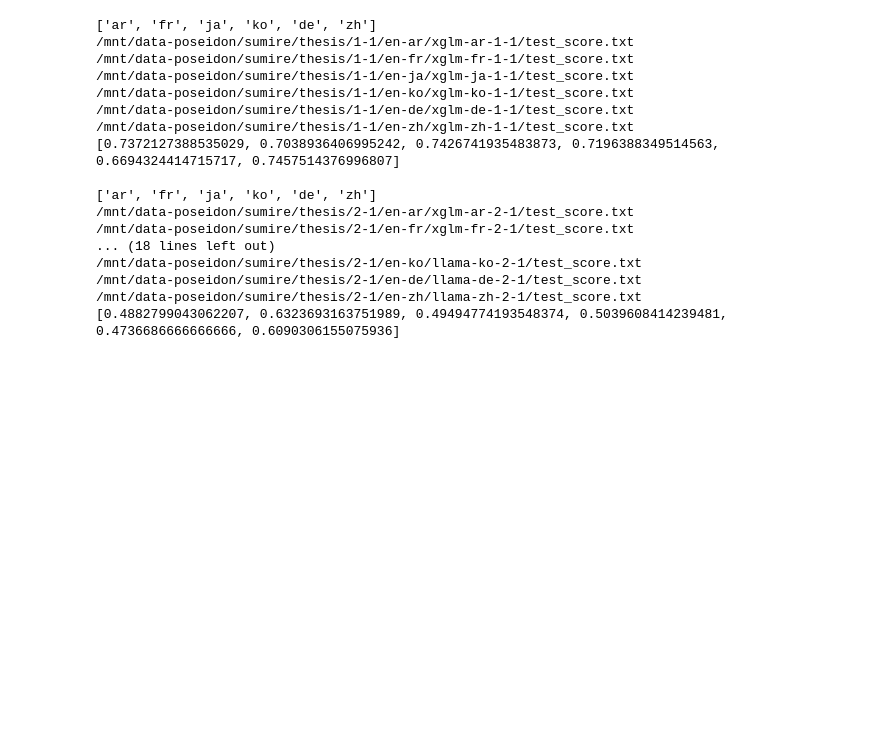
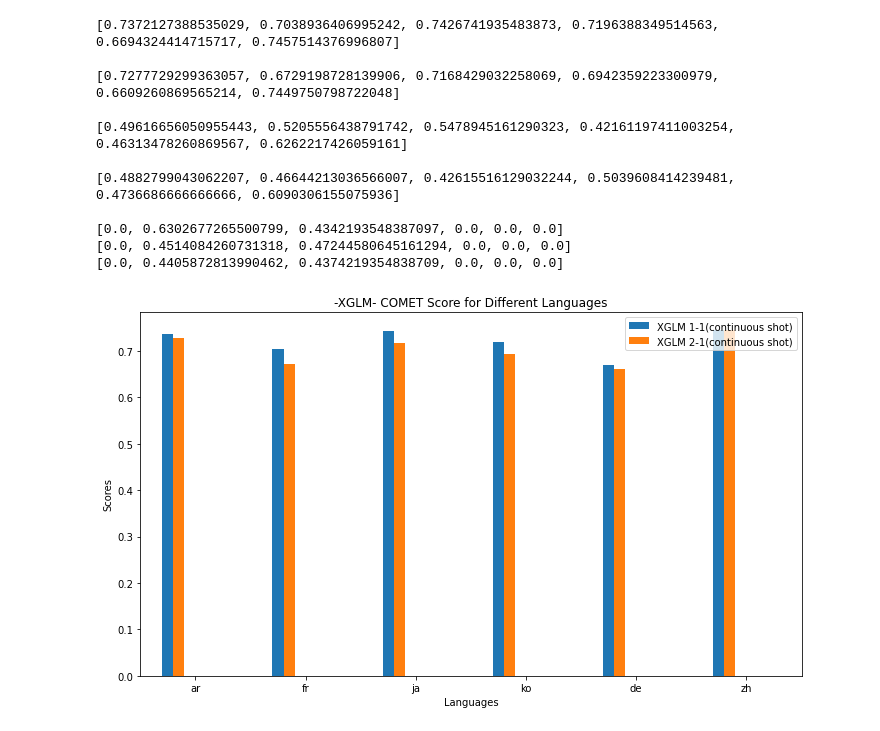
Before and after one commit to su0315/LLM_Contextual_Prompt_MT, a Jupyter notebook: notebook/result_visualization/context_size_comparison.ipynb, the cells around one changed output. Drawn from its saved outputs; the diff is of its cells as text; code cells hidden in the pictures; blank space fills up the shorter version.

```diff
--- a/notebook/result_visualization/context_size_comparison.ipynb
+++ b/notebook/result_visualization/context_size_comparison.ipynb
@@ -53,26 +51,58 @@ print (xglm_comet_list_2)
 print ()
 llama_comet_list, llama_bleu_list, lang_list = get_score("1-1","llama")
 print (llama_comet_list)
+print ()
 llama_comet_list_2, llama_bleu_list_2, lang_list = get_score("2-1","llama")
 print (llama_comet_list_2)
+print ()
+llama_comet_list_3, llama_bleu_list_3, lang_list = get_score("3-1","llama")
+print (llama_comet_list_3)
+llama_comet_list_4, llama_bleu_list_4, lang_list = get_score("4-1","llama")
+print (llama_comet_list_4)
+llama_comet_list_5, llama_bleu_list_5, lang_list = get_score("5-1","llama")
+print (llama_comet_list_5)
+
+
+
+_, _, lang_list = get_score("1-1","xglm")
 # %% [output]
-['ar', 'fr', 'ja', 'ko', 'de', 'zh']
-/mnt/data-poseidon/sumire/thesis/1-1/en-ar/xglm-ar-1-1/test_score.txt
-/mnt/data-poseidon/sumire/thesis/1-1/en-fr/xglm-fr-1-1/test_score.txt
-/mnt/data-poseidon/sumire/thesis/1-1/en-ja/xglm-ja-1-1/test_score.txt
-/mnt/data-poseidon/sumire/thesis/1-1/en-ko/xglm-ko-1-1/test_score.txt
-/mnt/data-poseidon/sumire/thesis/1-1/en-de/xglm-de-1-1/test_score.txt
-/mnt/data-poseidon/sumire/thesis/1-1/en-zh/xglm-zh-1-1/test_score.txt
 [0.7372127388535029, 0.7038936406995242, 0.7426741935483873, 0.7196388349514563, 0.6694324414715717, 0.7457514376996807]
 
-['ar', 'fr', 'ja', 'ko', 'de', 'zh']
-/mnt/data-poseidon/sumire/thesis/2-1/en-ar/xglm-ar-2-1/test_score.txt
-/mnt/data-poseidon/sumire/thesis/2-1/en-fr/xglm-fr-2-1/test_score.txt
-... (18 lines left out)
-/mnt/data-poseidon/sumire/thesis/2-1/en-ko/llama-ko-2-1/test_score.txt
-/mnt/data-poseidon/sumire/thesis/2-1/en-de/llama-de-2-1/test_score.txt
-/mnt/data-poseidon/sumire/thesis/2-1/en-zh/llama-zh-2-1/test_score.txt
-[0.4882799043062207, 0.6323693163751989, 0.49494774193548374, 0.5039608414239481, 0.4736686666666666, 0.6090306155075936]
+[0.7277729299363057, 0.6729198728139906, 0.7168429032258069, 0.6942359223300979, 0.6609260869565214, 0.7449750798722048]
+
+[0.49616656050955443, 0.5205556438791742, 0.5478945161290323, 0.42161197411003254, 0.46313478260869567, 0.6262217426059161]
+
+[0.4882799043062207, 0.46644213036566007, 0.42615516129032244, 0.5039608414239481, 0.4736686666666666, 0.6090306155075936]
+
+[0.0, 0.6302677265500799, 0.4342193548387097, 0.0, 0.0, 0.0]
+[0.0, 0.4514084260731318, 0.47244580645161294, 0.0, 0.0, 0.0]
+[0.0, 0.4405872813990462, 0.4374219354838709, 0.0, 0.0, 0.0]
+# %%
+#XGLM
+# Generating positions for the bars
+x = np.arange(len(lang_list))  # The label locations
+width = 0.1  # The width of the bars
+
+fig, ax = plt.subplots(figsize=(10, len(lang_list)))
+rects1 = ax.bar(x - width*2.5, xglm_comet_list, width, label='XGLM 1-1(continuous shot)')
+rects2 = ax.bar(x - width*1.5, xglm_comet_list_2, width, label='XGLM 2-1(continuous shot)')
+
+# Adding labels and title
+ax.set_xlabel('Languages')
+ax.set_ylabel('Scores')
+ax.set_title('-XGLM- COMET Score for Different Languages')
+ax.set_xticks(x)
+ax.set_xticklabels(lang_list)
+ax.legend()
+
+# Adjust the x-axis limits for better visualization
+ax.set_xlim(-0.5, len(lang_list) - 0.5)
+
+# Displaying the plot
+plt.tight_layout()
+plt.show()
+# %% [output]
+[figure, added]
 # %%
 # Generating positions for the bars
 x = np.arange(len(lang_list))  # The label locations
```
Also changed, not shown: parts of 4 cells of this notebook, 4 other files.
